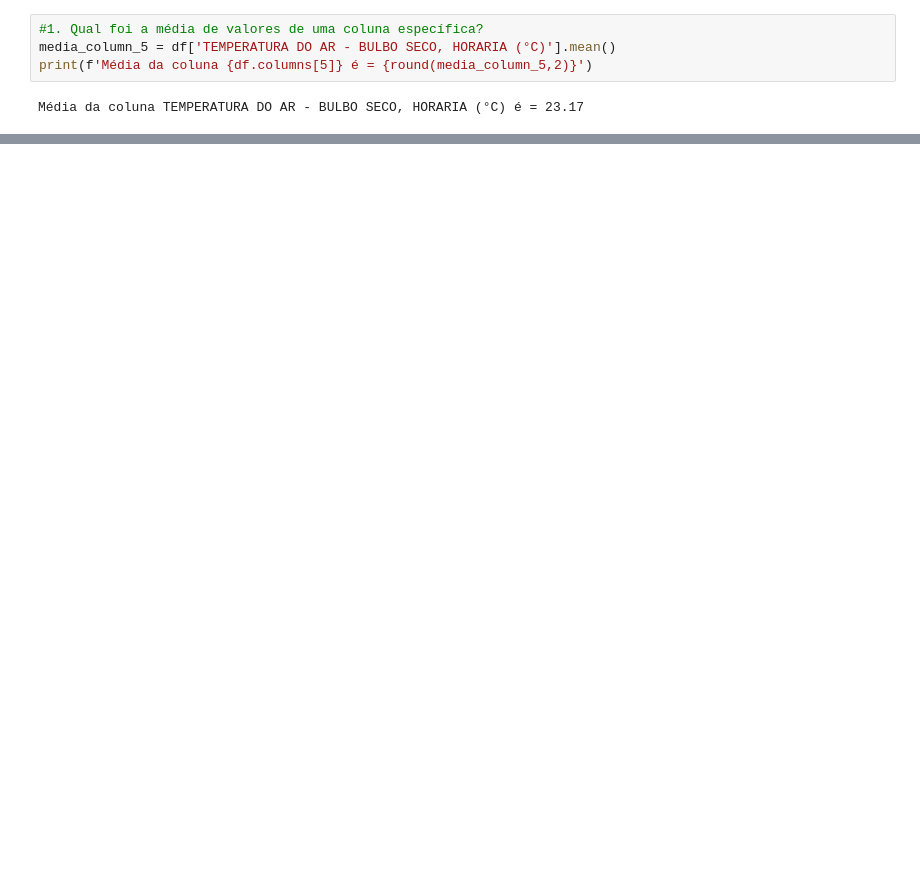
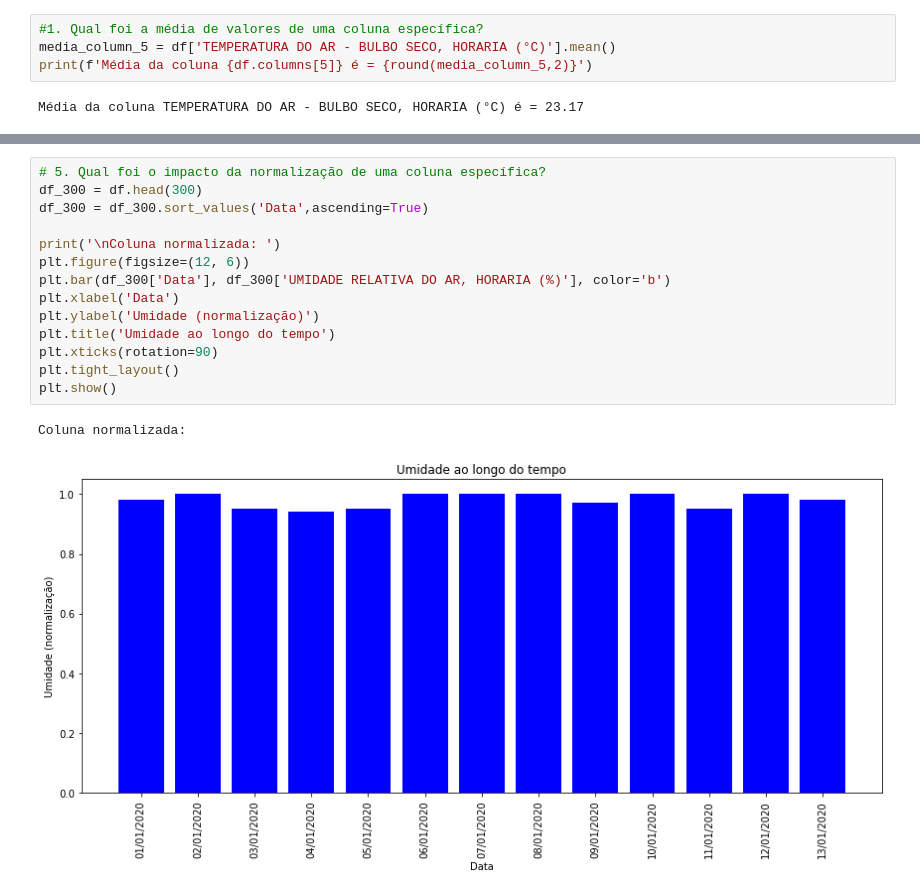
Before and after one commit to reprograma/on35-python-s13-projeto-guiado-II, a Jupyter notebook: exercicios/projeto-guiado/projeto-jamile.ipynb, the cells around one changed output, grey strips where cells are left out. Cells and saved outputs as stored; diff of their text form; blank space fills up the shorter version.

```diff
--- a/exercicios/projeto-guiado/projeto-jamile.ipynb
+++ b/exercicios/projeto-guiado/projeto-jamile.ipynb
@@ -481,0 +517,17 @@ As alunas deverão criar uma apresentação final que resuma o projeto, abordand
+# %%
+# 5. Qual foi o impacto da normalização de uma coluna específica?
+df_300 = df.head(300)
+df_300 = df_300.sort_values('Data',ascending=True)
+
+print('\nColuna normalizada: ')
+plt.figure(figsize=(12, 6))
+plt.bar(df_300['Data'], df_300['UMIDADE RELATIVA DO AR, HORARIA (%)'], color='b')
+plt.xlabel('Data')
+plt.ylabel('Umidade (normalização)')
+plt.title('Umidade ao longo do tempo')
+plt.xticks(rotation=90)
+plt.tight_layout()
+plt.show()
+# %% [output]
+Coluna normalizada:
+[figure, added]
```
Also changed, not shown: parts of 17 cells of this notebook, 1 other file.
